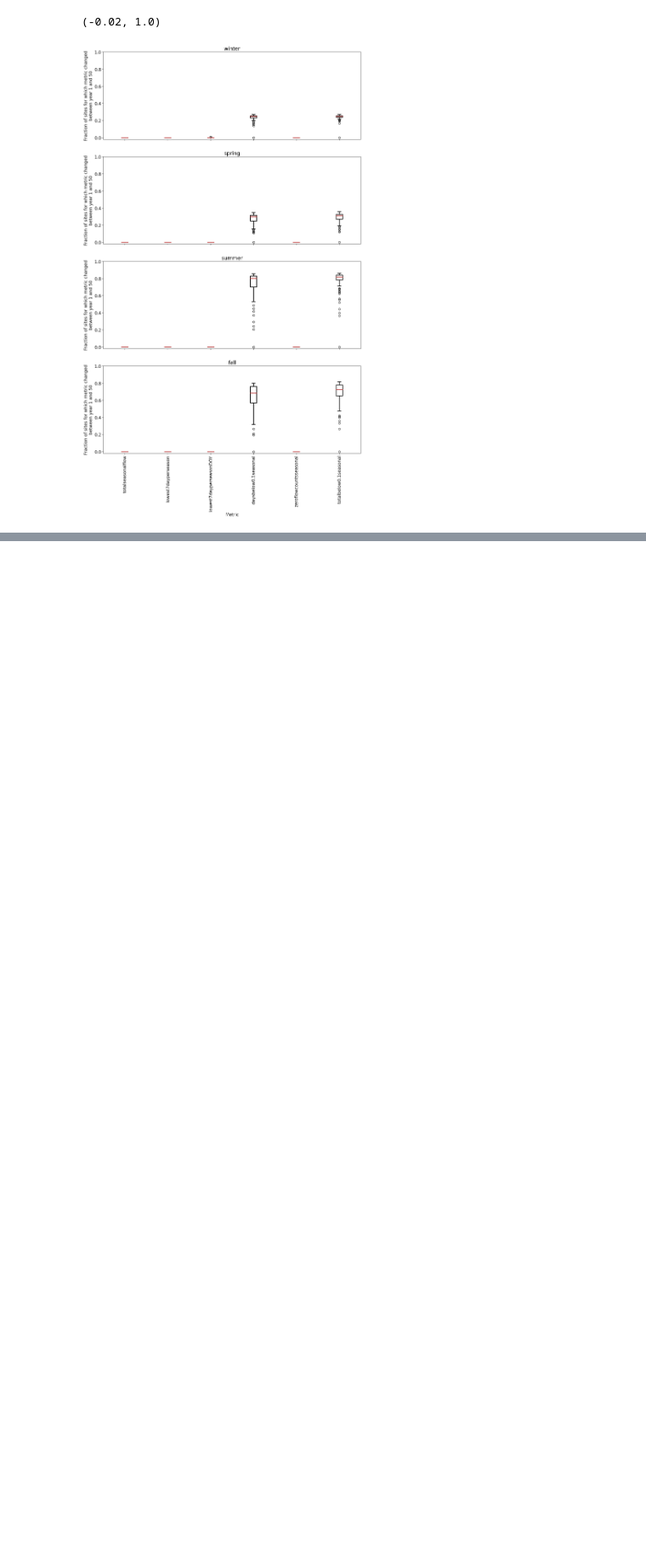
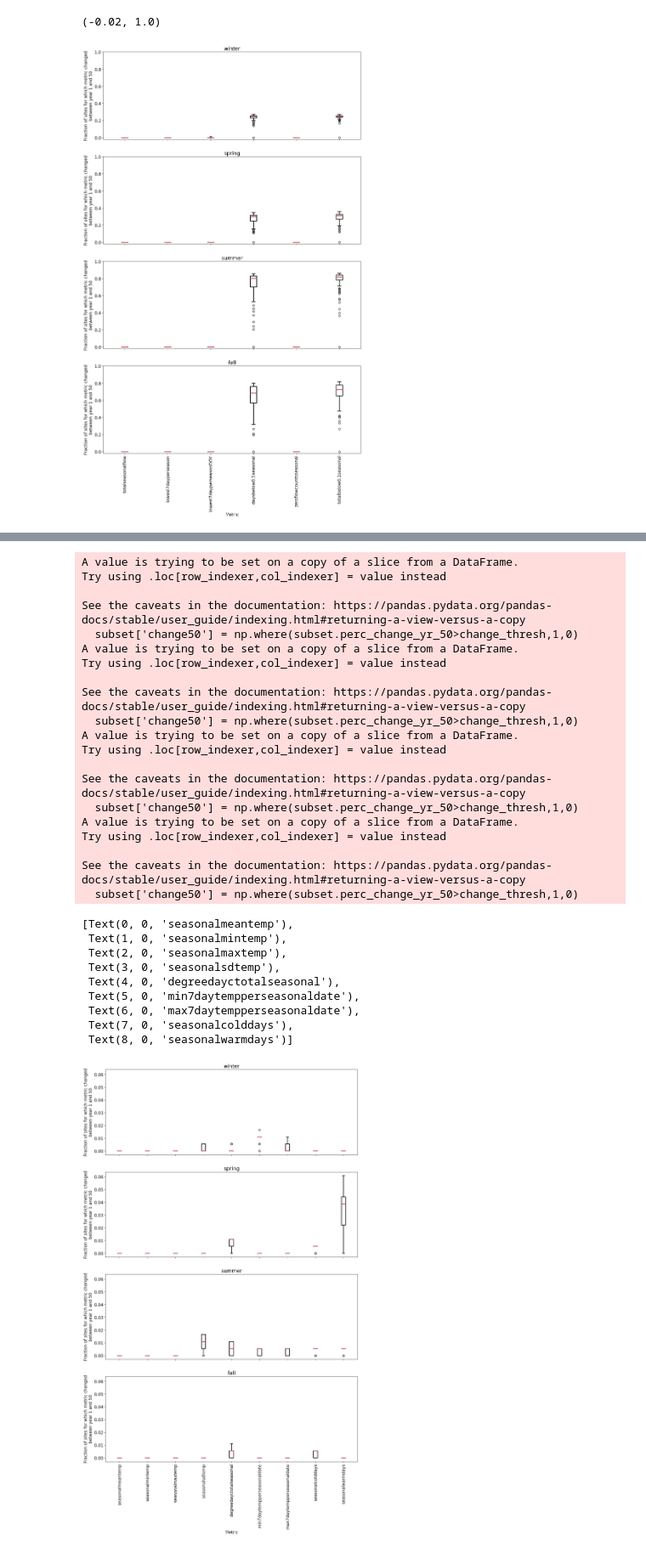
Before and after one commit to lapidesd/streamflow_depletion_metrics_replacement, a Jupyter notebook: Code/metric_outcomes.ipynb, the cells around one changed output, grey strips where cells are left out. Shown at 85% size. Cells and saved outputs as stored; diff of their text form; code cells hidden in the pictures; blank space fills up the shorter version.

Commit message:
metrics by season/type

```diff
--- a/Code/metric_outcomes.ipynb
+++ b/Code/metric_outcomes.ipynb
@@ -964,0 +908,65 @@ ValueError: The number of FixedLocator locations (6), usually from a call to set
+# %%
+fig,axs = plt.subplots(4,1,figsize = (15,24),
+                      sharex=True,sharey=True)
+
+for k in range(len(seasons)):
+    ax = axs[k]
+    i=0
+    p = 'Constant'
+    metric_change = season_data[k]
+    for clim in ['Dry']:
+        j=0
+
+        subset =  metric_change[(metric_change.climate==clim) &
+                        (metric_change.pumprate==p) ]
+        subset['change50'] = np.where(subset.perc_change_yr_50>change_thresh,1,0)
+        means = subset[['depletion_scenario','metric','change50']].groupby(['metric','depletion_scenario']).sum()
+        means = means.reset_index()
+        for metric in metric_list_seasonalT:
+            ax.boxplot(means[means.metric==metric].change50/len(metric_change.site.drop_duplicates()),
+                      positions=[j],
+                      boxprops= dict(linewidth=2.0, color='black'),
+                   whiskerprops = dict(linewidth=2.0, color='black'),
+                   medianprops = dict(linewidth=2.0, color='firebrick'),
+                   capprops = dict(linewidth=2.0, color='black'))
+            ax.set_ylabel('Fraction of sites for which metric changed\nbetween year 1 and 50')
+
+            j+=1
+        i+=1
+    ax.set_title(seasons[k])
+
+ax.set_xlabel('Metric')
+ax.set_xticks([0,1,2,3,4,5,6,7,8])
+ax.set_xticklabels(metric_list_seasonalT,rotation = 90)
+# ax.set_ylim(-0.02,1)
+# %% [output]
+A value is trying to be set on a copy of a slice from a DataFrame.
+Try using .loc[row_indexer,col_indexer] = value instead
+
+See the caveats in the documentation: https://pandas.pydata.org/pandas-docs/stable/user_guide/indexing.html#returning-a-view-versus-a-copy
+  subset['change50'] = np.where(subset.perc_change_yr_50>change_thresh,1,0)
+A value is trying to be set on a copy of a slice from a DataFrame.
+Try using .loc[row_indexer,col_indexer] = value instead
+
+See the caveats in the documentation: https://pandas.pydata.org/pandas-docs/stable/user_guide/indexing.html#returning-a-view-versus-a-copy
+  subset['change50'] = np.where(subset.perc_change_yr_50>change_thresh,1,0)
+A value is trying to be set on a copy of a slice from a DataFrame.
+Try using .loc[row_indexer,col_indexer] = value instead
+
+See the caveats in the documentation: https://pandas.pydata.org/pandas-docs/stable/user_guide/indexing.html#returning-a-view-versus-a-copy
+  subset['change50'] = np.where(subset.perc_change_yr_50>change_thresh,1,0)
+A value is trying to be set on a copy of a slice from a DataFrame.
+Try using .loc[row_indexer,col_indexer] = value instead
+
+See the caveats in the documentation: https://pandas.pydata.org/pandas-docs/stable/user_guide/indexing.html#returning-a-view-versus-a-copy
+  subset['change50'] = np.where(subset.perc_change_yr_50>change_thresh,1,0)
+[Text(0, 0, 'seasonalmeantemp'),
+ Text(1, 0, 'seasonalmintemp'),
+ Text(2, 0, 'seasonalmaxtemp'),
+ Text(3, 0, 'seasonalsdtemp'),
+ Text(4, 0, 'degreedayctotalseasonal'),
+ Text(5, 0, 'min7daytempperseasonaldate'),
+ Text(6, 0, 'max7daytempperseasonaldate'),
+ Text(7, 0, 'seasonalcolddays'),
+ Text(8, 0, 'seasonalwarmdays')]
+[figure, added]
```
Also changed, not shown: parts of 9 cells of this notebook.
